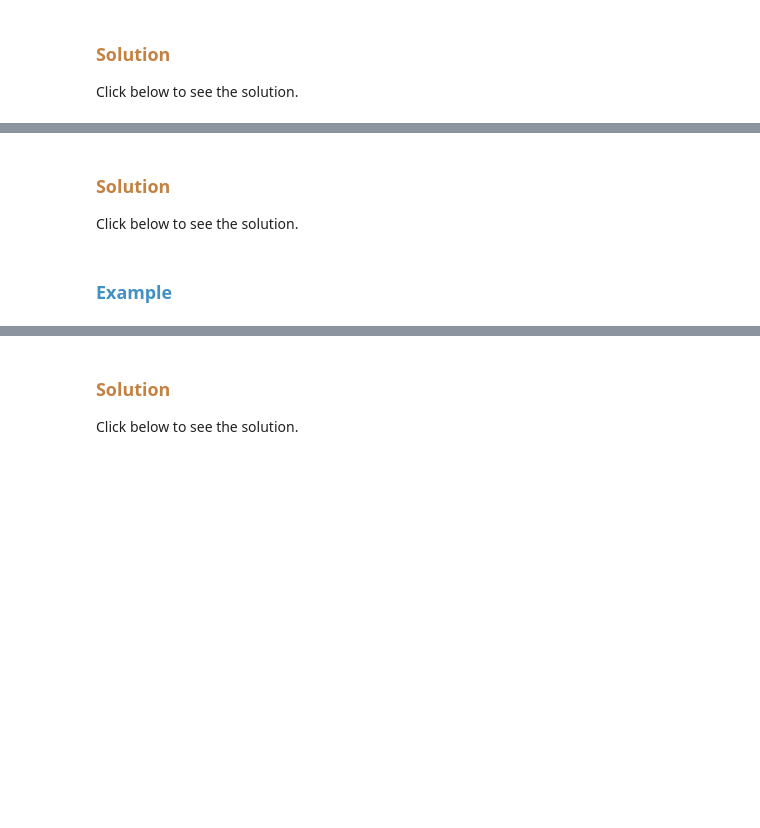
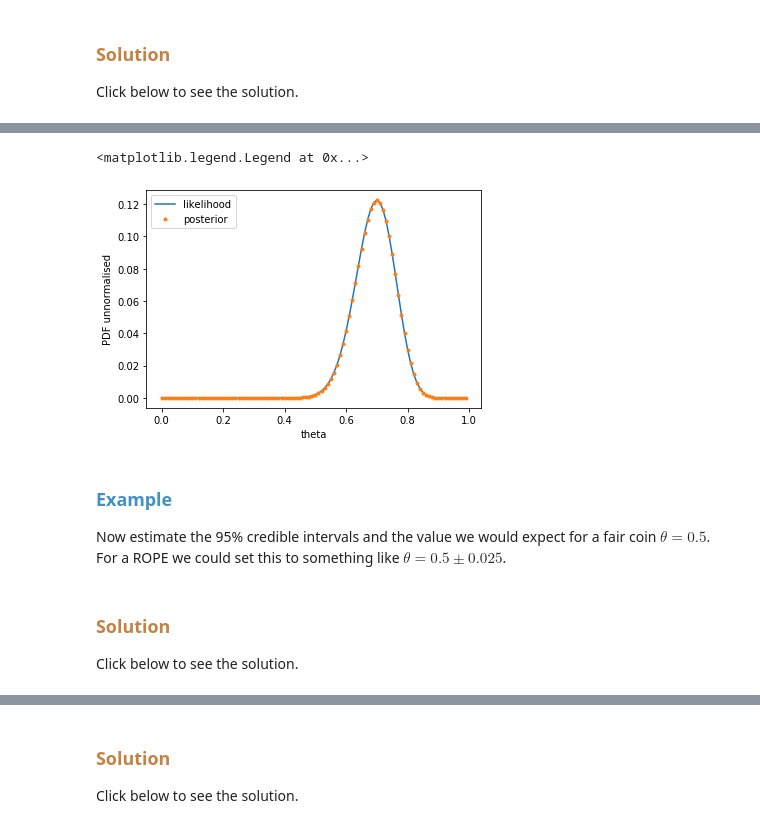
Before and after one commit to philrelton/Data-Analysis-2022, a Jupyter notebook: blended_exercises/Chapter 6/Chapter6.ipynb, the cells around one changed output, grey strips where cells are left out. Saved outputs shown, nothing was run; the diff lists cells and outputs as text; code cells hidden in the pictures; blank space fills up the shorter version.

```diff
--- a/blended_exercises/Chapter 6/Chapter6.ipynb
+++ b/blended_exercises/Chapter 6/Chapter6.ipynb
@@ -43,6 +311,43 @@ Blah
+# %%
+import numpy as np
+import pylab as plt
+import math
+
+%matplotlib inline
+
+nu = 35
+N=50
+
+# for plotting
+nsteps=100
+
+x = np.arange(0,1,1./nsteps)
+
+likelihood_coin = (math.factorial(N)/(math.factorial(nu)*(math.factorial(N-nu))))*x**nu * (1 - x)**(N - nu)
+
+# prior is constant = 1 for all x so need to make this an array
+prior_coin = [1.0 for i in range(0,len(x))]
+
+# posterior = likelihood x prior
+posterior_coin = likelihood_coin*prior_coin
+
+#let's save an array of x and y for working out credible intervals later
+
+plt.plot(x,likelihood_coin,label='likelihood')
+plt.plot(x,posterior_coin,'.',label='posterior')
+
+#plt.xlim(0,1)
+plt.ylabel('PDF unnormalised')
+plt.xlabel('theta')
+plt.legend(loc='upper left')
+# %% [output]
+<matplotlib.legend.Legend at 0x...>
+[figure, added]
+# %% [markdown]
+### <font color=#4290C4>Example</font>
+
+Now estimate the 95% credible intervals and the value we would expect for a fair coin $\theta = 0.5$. For a ROPE we could set this to something like $\theta = 0.5 \pm 0.025$.
 # %% [markdown]
 ###  <font color=#c38241> Solution</font>
 
 Click below to see the solution.
-# %% [markdown]
-### <font color=#4290C4>Example</font>
```
Also changed, not shown: parts of 40 cells of this notebook, 4 other files.
